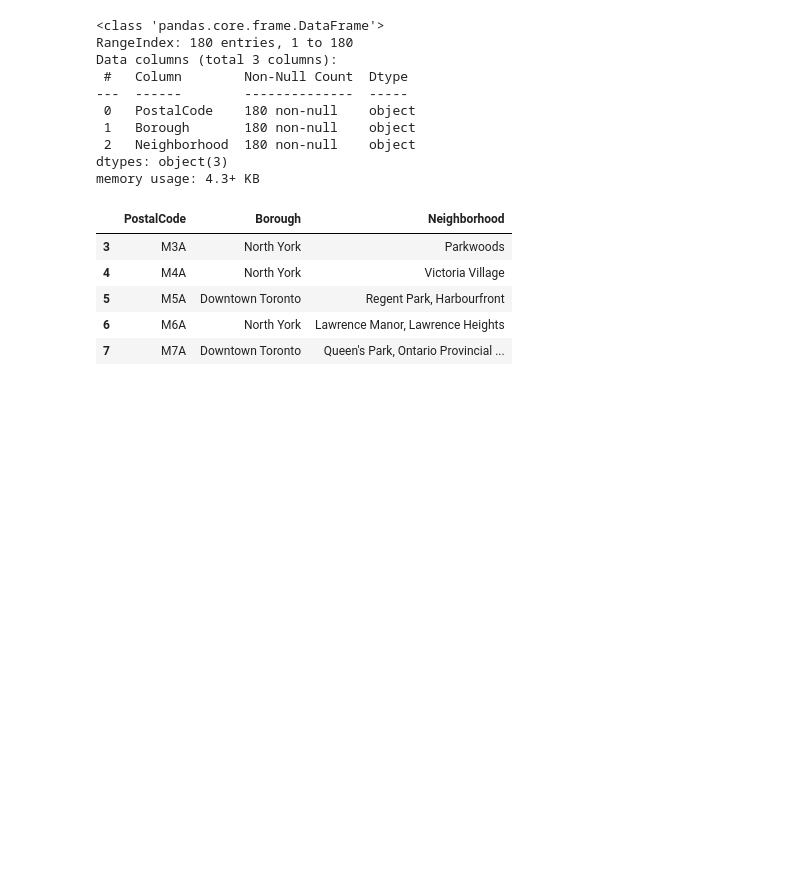
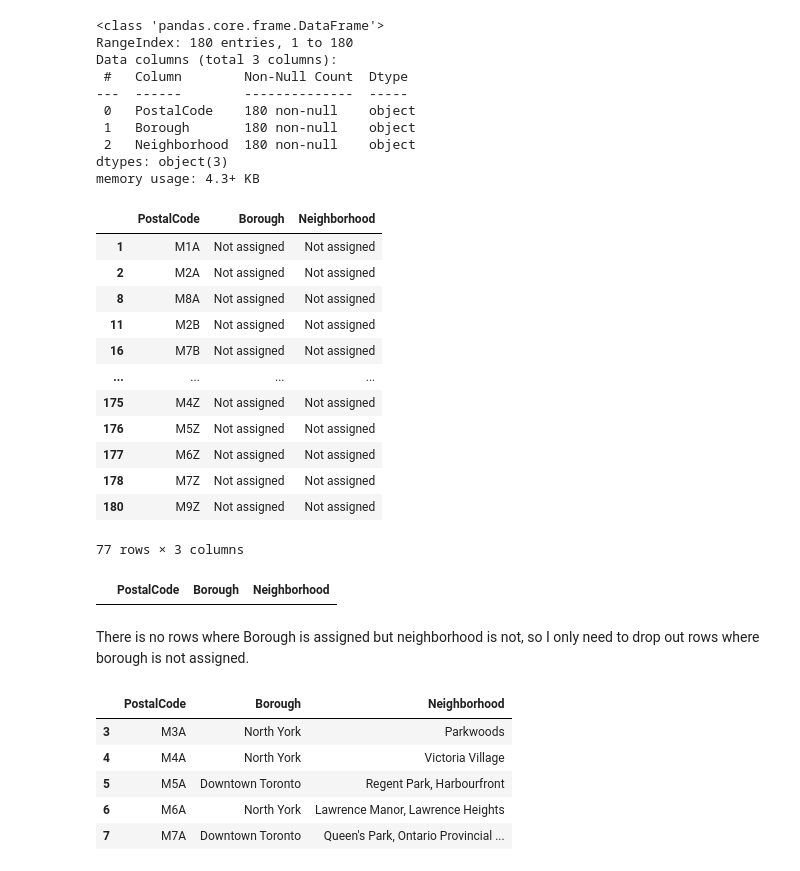
Before and after one commit to liquidlin/Coursera_Capstone, a Jupyter notebook: capstone_w3.ipynb, the cells around one changed output. Saved outputs shown, nothing was run; the diff lists cells and outputs as text; code cells hidden in the pictures; blank space fills up the shorter version.

Commit message:
v2: checked NA neighborhood

```diff
--- a/capstone_w3.ipynb
+++ b/capstone_w3.ipynb
@@ -244,6 +246,28 @@ Data columns (total 3 columns):
  2   Neighborhood  180 non-null    object
 dtypes: object(3)
 memory usage: 4.3+ KB
+# %%
+df1.loc[(df1['Borough'] == " Not assigned")]
+# %% [output]
+|  | PostalCode | Borough | Neighborhood |
+| 1 | M1A | Not assigned | Not assigned |
+| 2 | M2A | Not assigned | Not assigned |
+| 8 | M8A | Not assigned | Not assigned |
+| 11 | M2B | Not assigned | Not assigned |
+| 16 | M7B | Not assigned | Not assigned |
+| ... | ... | ... | ... |
+| 175 | M4Z | Not assigned | Not assigned |
+| 176 | M5Z | Not assigned | Not assigned |
+| 177 | M6Z | Not assigned | Not assigned |
+| 178 | M7Z | Not assigned | Not assigned |
+| 180 | M9Z | Not assigned | Not assigned |
+77 rows × 3 columns
+# %%
+df1.loc[(df1['Borough'] != " Not assigned") & (df1['Neighborhood'] == " Not assigned")]
+# %% [output]
+|  | PostalCode | Borough | Neighborhood |
+# %% [markdown]
+There is no rows where Borough is assigned but neighborhood is not, so I only need to drop out rows where borough is not assigned.
 # %%
 df_final = df1.loc[df1['Borough'] != " Not assigned"]
 df_final.head()
```
Also changed, not shown: parts of 3 cells of this notebook.
